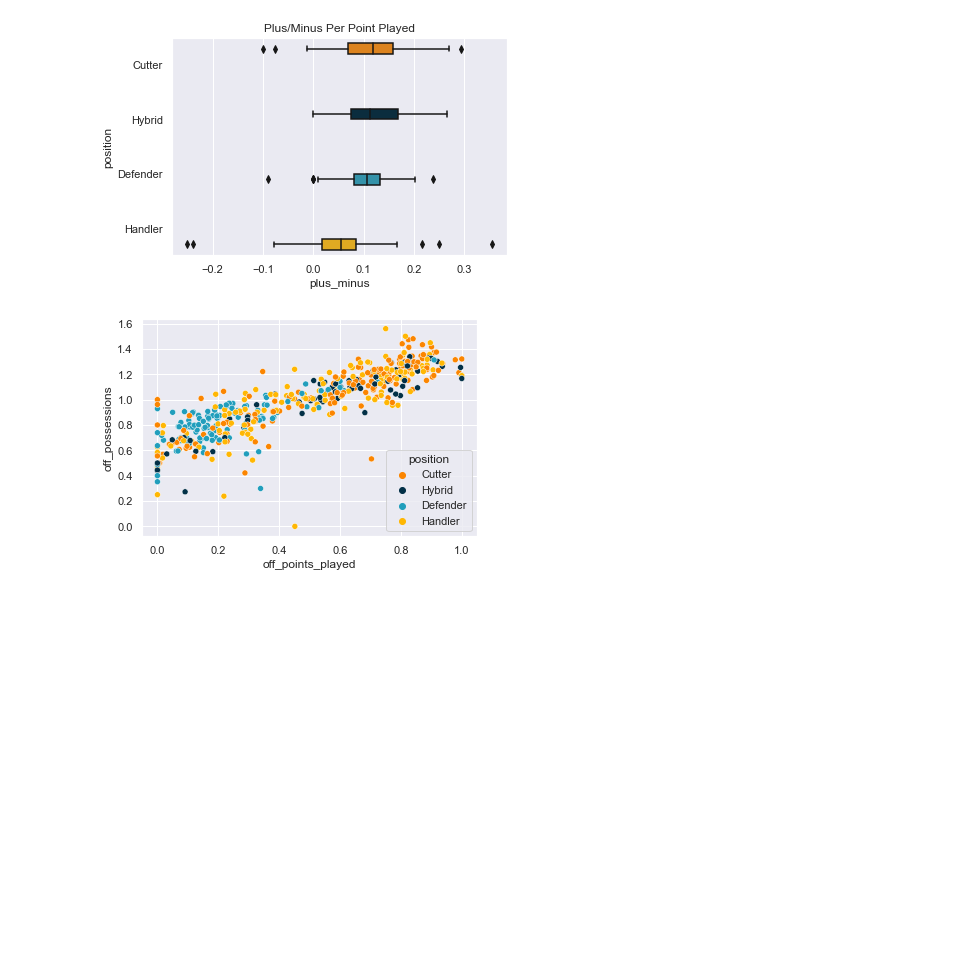
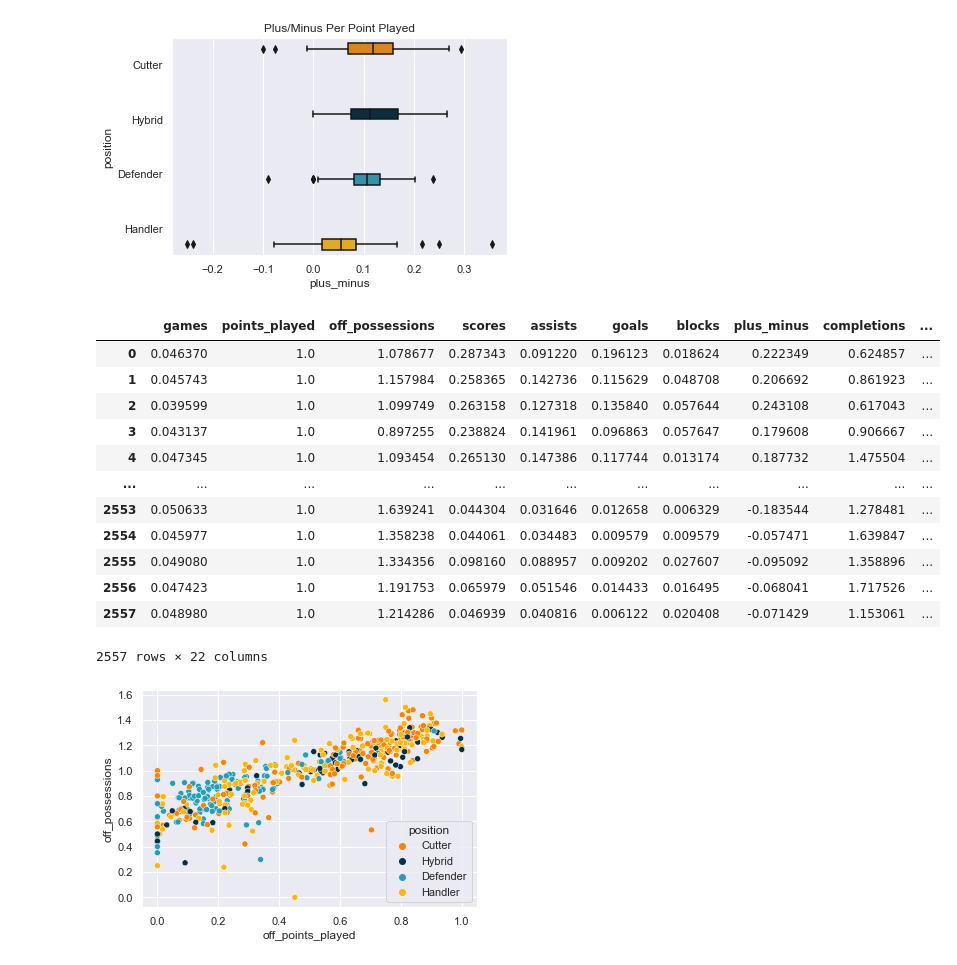
Before and after one commit to g-lorenzo/audl_ds, a Jupyter notebook: P2 - Player Categorization.ipynb, the cells around one changed output. Cells and saved outputs as stored; diff of their text form; code cells hidden in the pictures; blank space fills up the shorter version.

```diff
--- a/P2 - Player Categorization.ipynb
+++ b/P2 - Player Categorization.ipynb
@@ -207,6 +208,22 @@ plt.title('Plus/Minus Per Point Played')
 plt.legend().remove()
 # %% [output]
 [figure]
+# %%
+df
+# %% [output]
+|  | games | points_played | off_possessions | scores | assists | goals | blocks | plus_minus | completions | ... |
+| 0 | 0.046370 | 1.0 | 1.078677 | 0.287343 | 0.091220 | 0.196123 | 0.018624 | 0.222349 | 0.624857 | ... |
+| 1 | 0.045743 | 1.0 | 1.157984 | 0.258365 | 0.142736 | 0.115629 | 0.048708 | 0.206692 | 0.861923 | ... |
+| 2 | 0.039599 | 1.0 | 1.099749 | 0.263158 | 0.127318 | 0.135840 | 0.057644 | 0.243108 | 0.617043 | ... |
+| 3 | 0.043137 | 1.0 | 0.897255 | 0.238824 | 0.141961 | 0.096863 | 0.057647 | 0.179608 | 0.906667 | ... |
+| 4 | 0.047345 | 1.0 | 1.093454 | 0.265130 | 0.147386 | 0.117744 | 0.013174 | 0.187732 | 1.475504 | ... |
+| ... | ... | ... | ... | ... | ... | ... | ... | ... | ... | ... |
+| 2553 | 0.050633 | 1.0 | 1.639241 | 0.044304 | 0.031646 | 0.012658 | 0.006329 | -0.183544 | 1.278481 | ... |
+| 2554 | 0.045977 | 1.0 | 1.358238 | 0.044061 | 0.034483 | 0.009579 | 0.009579 | -0.057471 | 1.639847 | ... |
+| 2555 | 0.049080 | 1.0 | 1.334356 | 0.098160 | 0.088957 | 0.009202 | 0.027607 | -0.095092 | 1.358896 | ... |
+| 2556 | 0.047423 | 1.0 | 1.191753 | 0.065979 | 0.051546 | 0.014433 | 0.016495 | -0.068041 | 1.717526 | ... |
+| 2557 | 0.048980 | 1.0 | 1.214286 | 0.046939 | 0.040816 | 0.006122 | 0.020408 | -0.071429 | 1.153061 | ... |
+2557 rows × 22 columns
 # %%
 # Pairplot
 # sns.pairplot(data=df[df['position'] != 'unknown'], hue='position', palette=c_palette, corner=True);
```
Also changed, not shown: parts of 9 cells of this notebook.
